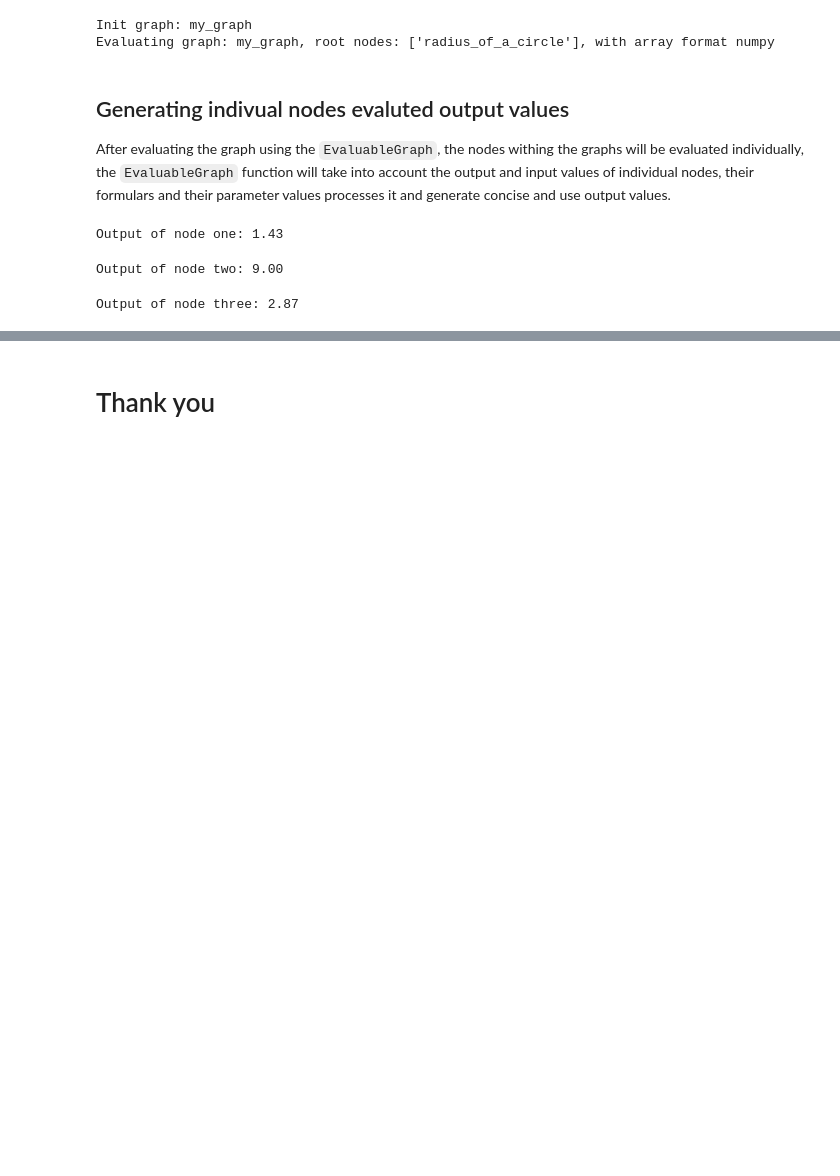
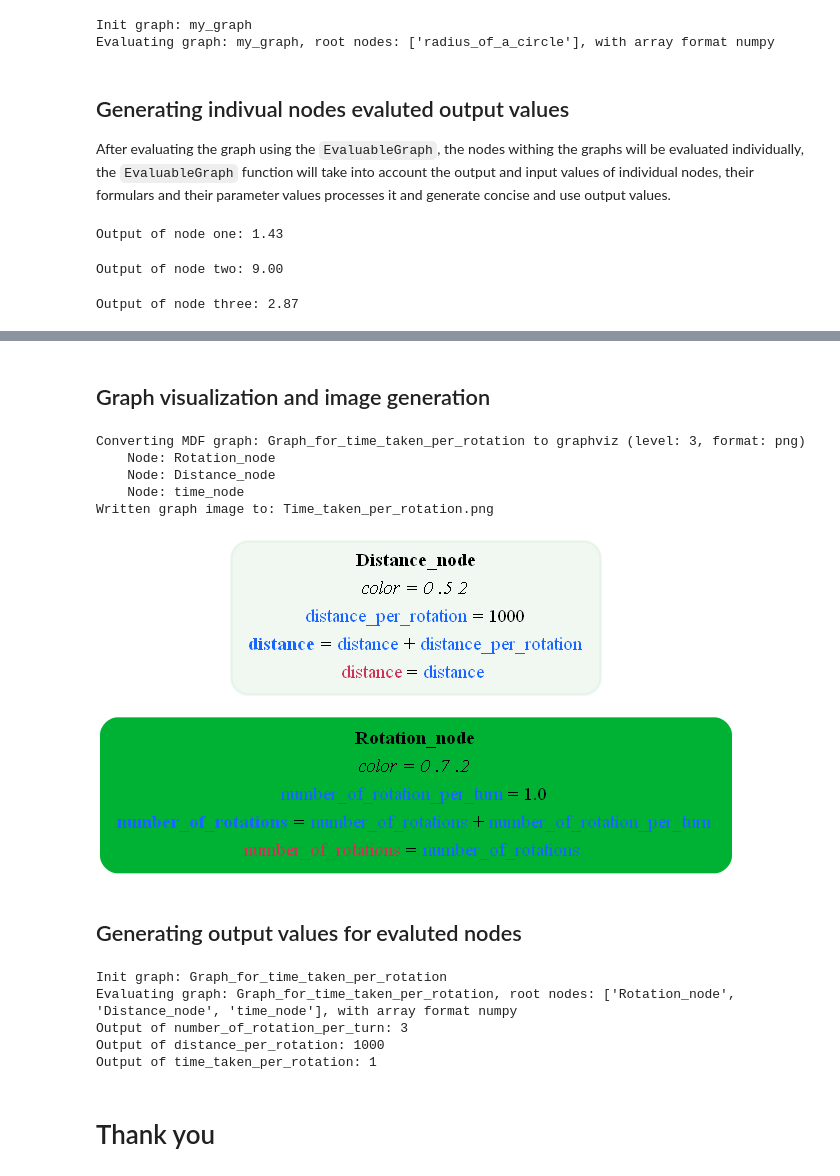
Before and after one commit to ModECI/MDF, a Jupyter notebook: Outreachy_application/SimpleExample_task/SimpleExample.ipynb, the cells around one changed output, grey strips where cells are left out. Saved outputs shown, nothing was run; the diff lists cells and outputs as text; code cells hidden in the pictures; blank space fills up the shorter version.

```diff
--- a/Outreachy_application/SimpleExample_task/SimpleExample.ipynb
+++ b/Outreachy_application/SimpleExample_task/SimpleExample.ipynb
@@ -308,2 +535,49 @@ Output of node three: 2.87
+# %% [markdown]
+## Graph visualization and image generation
+# %%
+# Graph generation
+my_model_three.to_graph_image(
+                                    engine = "dot",
+                                    output_format = "png",
+                                    view_on_render = False,
+                                    level = 3,
+                                    filename_root = "Time_taken_per_rotation",
+                                    is_horizontal = True,
+                                    solid_color = True
+                                    )
+#Graph visualization
+Image(filename = "Distance_traveled.png")
+# %% [output]
+Converting MDF graph: Graph_for_time_taken_per_rotation to graphviz (level: 3, format: png)
+    Node: Rotation_node
+    Node: Distance_node
+    Node: time_node
+Written graph image to: Time_taken_per_rotation.png
+[figure, added]
+# %% [markdown]
+## Generating output values for evaluted nodes
+# %%
+evaluable_graph = EvaluableGraph(my_graph_three, verbose = False)
+evaluable_graph.evaluate()
+
+# The Output of number of rotation per turn will be three (3) as it executes 3 times
+print("Output of number_of_rotation_per_turn: {}".format(evaluable_graph.enodes["\
+Rotation_node"].evaluable_outputs["number_of_rotations"].curr_value))
+
+# The Output of distance per rotation will be 1000 as it executes once while the
+# Independent node executes three times
+print("Output of distance_per_rotation: {}".format(evaluable_graph.enodes["\
+Distance_node"].evaluable_outputs["distance"].curr_value))
+
+# The Output of time taken per rotation will be one (1) as it executes 1 time while the
+# Independent node executes  three times
+print("Output of time_taken_per_rotation: {}".format(evaluable_graph.enodes["\
+time_node"].evaluable_outputs["time_taken_per_rotation"].curr_value))
+# %% [output]
+Init graph: Graph_for_time_taken_per_rotation
+Evaluating graph: Graph_for_time_taken_per_rotation, root nodes: ['Rotation_node', 'Distance_node', 'time_node'], with array format numpy
+Output of number_of_rotation_per_turn: 3
+Output of distance_per_rotation: 1000
+Output of time_taken_per_rotation: 1
 # %% [markdown]
 # Thank you
```
Also changed, not shown: parts of 23 cells of this notebook.
